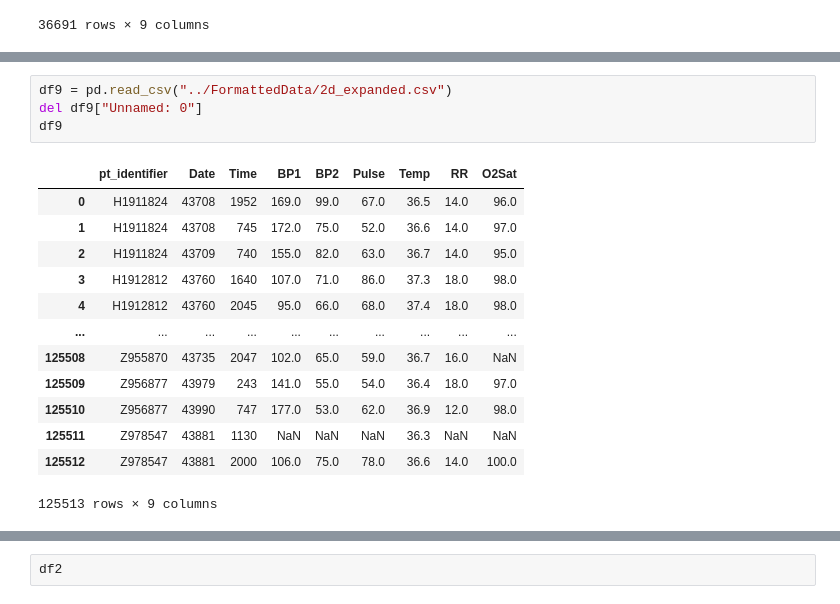
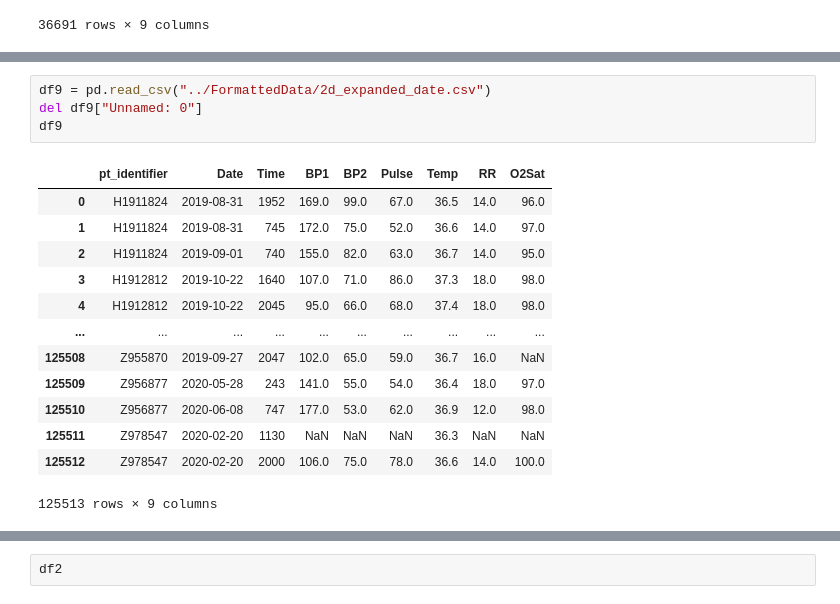
Before and after one commit to Adam2611/House.ai-Data-Analysis, a Jupyter notebook: sepsis_project/DataFormattingScript/3a_combine_all_all_files.ipynb, the cells around one changed output, grey strips where cells are left out. Drawn from its saved outputs; the diff is of its cells as text.

```diff
--- a/sepsis_project/DataFormattingScript/3a_combine_all_all_files.ipynb
+++ b/sepsis_project/DataFormattingScript/3a_combine_all_all_files.ipynb
@@ -233,21 +273,21 @@ df8
 200000 rows × 9 columns
 # %%
-df9 = pd.read_csv("../FormattedData/2d_expanded.csv")
+df9 = pd.read_csv("../FormattedData/2d_expanded_date.csv")
 del df9["Unnamed: 0"]
 df9
 # %% [output]
 |  | pt_identifier | Date | Time | BP1 | BP2 | Pulse | Temp | RR | O2Sat |
-| 0 | H1911824 | 43708 | 1952 | 169.0 | 99.0 | 67.0 | 36.5 | 14.0 | 96.0 |
-| 1 | H1911824 | 43708 | 745 | 172.0 | 75.0 | 52.0 | 36.6 | 14.0 | 97.0 |
-| 2 | H1911824 | 43709 | 740 | 155.0 | 82.0 | 63.0 | 36.7 | 14.0 | 95.0 |
-| 3 | H1912812 | 43760 | 1640 | 107.0 | 71.0 | 86.0 | 37.3 | 18.0 | 98.0 |
-| 4 | H1912812 | 43760 | 2045 | 95.0 | 66.0 | 68.0 | 37.4 | 18.0 | 98.0 |
+| 0 | H1911824 | 2019-08-31 | 1952 | 169.0 | 99.0 | 67.0 | 36.5 | 14.0 | 96.0 |
+| 1 | H1911824 | 2019-08-31 | 745 | 172.0 | 75.0 | 52.0 | 36.6 | 14.0 | 97.0 |
+| 2 | H1911824 | 2019-09-01 | 740 | 155.0 | 82.0 | 63.0 | 36.7 | 14.0 | 95.0 |
+| 3 | H1912812 | 2019-10-22 | 1640 | 107.0 | 71.0 | 86.0 | 37.3 | 18.0 | 98.0 |
+| 4 | H1912812 | 2019-10-22 | 2045 | 95.0 | 66.0 | 68.0 | 37.4 | 18.0 | 98.0 |
 | ... | ... | ... | ... | ... | ... | ... | ... | ... | ... |
-| 125508 | Z955870 | 43735 | 2047 | 102.0 | 65.0 | 59.0 | 36.7 | 16.0 | NaN |
-| 125509 | Z956877 | 43979 | 243 | 141.0 | 55.0 | 54.0 | 36.4 | 18.0 | 97.0 |
-| 125510 | Z956877 | 43990 | 747 | 177.0 | 53.0 | 62.0 | 36.9 | 12.0 | 98.0 |
-| 125511 | Z978547 | 43881 | 1130 | NaN | NaN | NaN | 36.3 | NaN | NaN |
-| 125512 | Z978547 | 43881 | 2000 | 106.0 | 75.0 | 78.0 | 36.6 | 14.0 | 100.0 |
+| 125508 | Z955870 | 2019-09-27 | 2047 | 102.0 | 65.0 | 59.0 | 36.7 | 16.0 | NaN |
+| 125509 | Z956877 | 2020-05-28 | 243 | 141.0 | 55.0 | 54.0 | 36.4 | 18.0 | 97.0 |
+| 125510 | Z956877 | 2020-06-08 | 747 | 177.0 | 53.0 | 62.0 | 36.9 | 12.0 | 98.0 |
+| 125511 | Z978547 | 2020-02-20 | 1130 | NaN | NaN | NaN | 36.3 | NaN | NaN |
+| 125512 | Z978547 | 2020-02-20 | 2000 | 106.0 | 75.0 | 78.0 | 36.6 | 14.0 | 100.0 |
 125513 rows × 9 columns
 # %%
 df1
```
Also changed, not shown: parts of 26 cells of this notebook, 3 other files.
